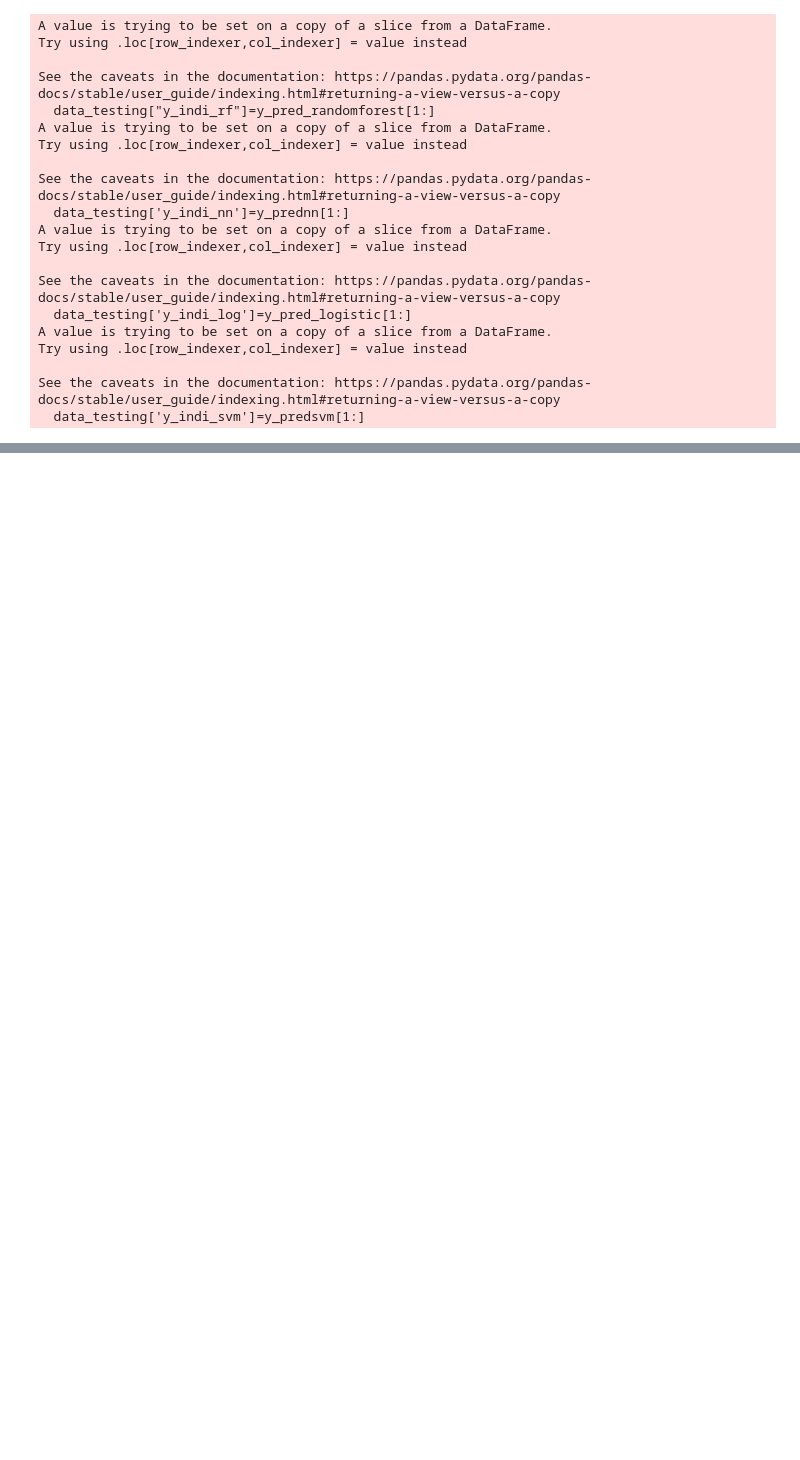
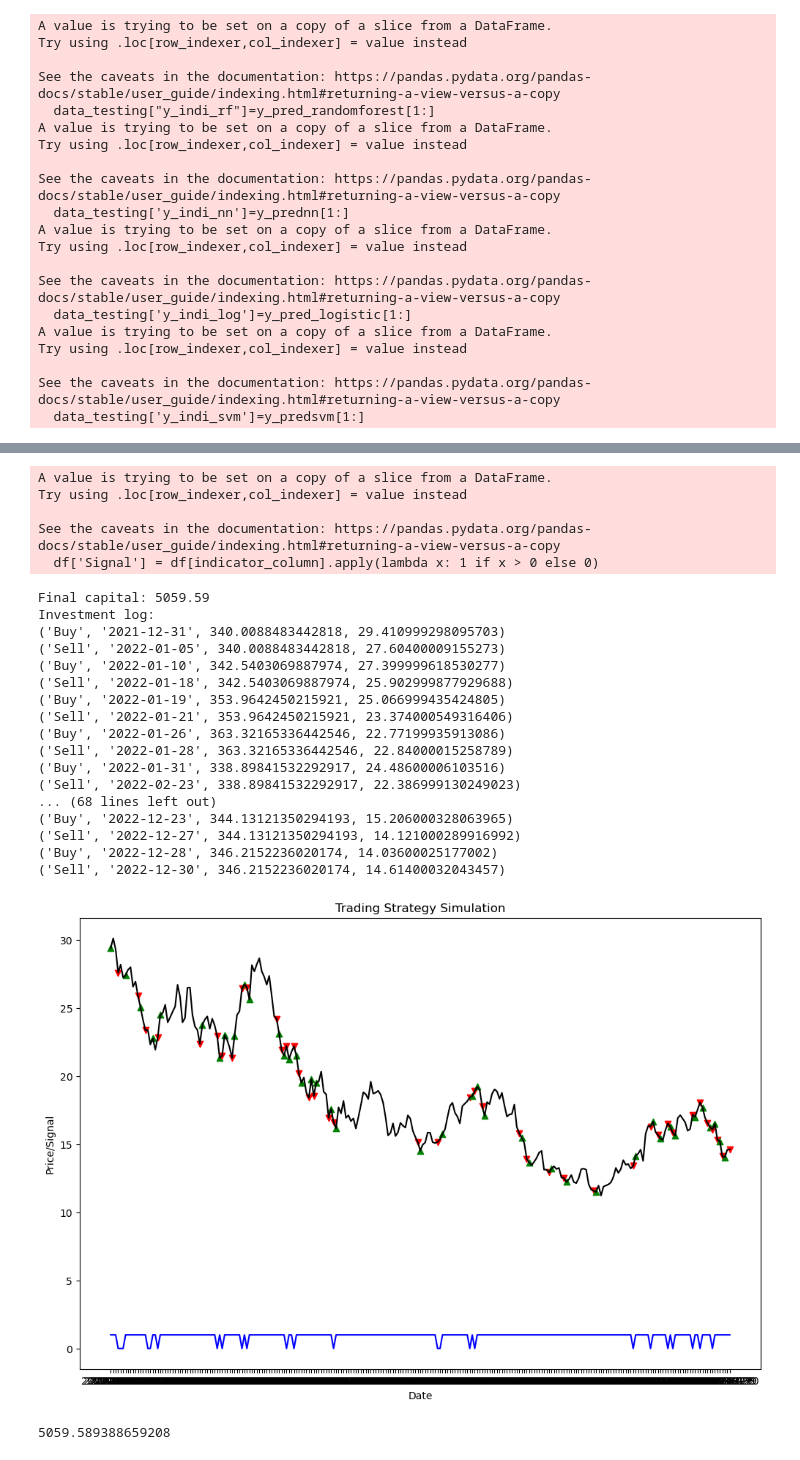
Before and after one commit to ArchitSaraogi/FC_Project, a Jupyter notebook: Finance_Club_Project.ipynb, the cells around one changed output, grey strips where cells are left out. Drawn from its saved outputs; the diff is of its cells as text; code cells hidden in the pictures; blank space fills up the shorter version.

```diff
--- a/Finance_Club_Project.ipynb
+++ b/Finance_Club_Project.ipynb
@@ -522,0 +565,27 @@ simulate_trading(data_testing,"y_indi_rf")
+# %%
+simulate_trading(data_testing,"y_indi_svm")
+# %% [output]
+A value is trying to be set on a copy of a slice from a DataFrame.
+Try using .loc[row_indexer,col_indexer] = value instead
+
+See the caveats in the documentation: https://pandas.pydata.org/pandas-docs/stable/user_guide/indexing.html#returning-a-view-versus-a-copy
+  df['Signal'] = df[indicator_column].apply(lambda x: 1 if x > 0 else 0)
+Final capital: 5059.59
+Investment log:
+('Buy', '2021-12-31', 340.0088483442818, 29.410999298095703)
+('Sell', '2022-01-05', 340.0088483442818, 27.60400009155273)
+('Buy', '2022-01-10', 342.5403069887974, 27.399999618530277)
+('Sell', '2022-01-18', 342.5403069887974, 25.902999877929688)
+('Buy', '2022-01-19', 353.9642450215921, 25.066999435424805)
+('Sell', '2022-01-21', 353.9642450215921, 23.374000549316406)
+('Buy', '2022-01-26', 363.32165336442546, 22.77199935913086)
+('Sell', '2022-01-28', 363.32165336442546, 22.84000015258789)
+('Buy', '2022-01-31', 338.89841532292917, 24.48600006103516)
+('Sell', '2022-02-23', 338.89841532292917, 22.386999130249023)
+... (68 lines left out)
+('Buy', '2022-12-23', 344.13121350294193, 15.206000328063965)
+('Sell', '2022-12-27', 344.13121350294193, 14.121000289916992)
+('Buy', '2022-12-28', 346.2152236020174, 14.03600025177002)
+('Sell', '2022-12-30', 346.2152236020174, 14.61400032043457)
+[figure, added]
+5059.589388659208
```
Also changed, not shown: parts of 22 cells of this notebook, 5 other files.
